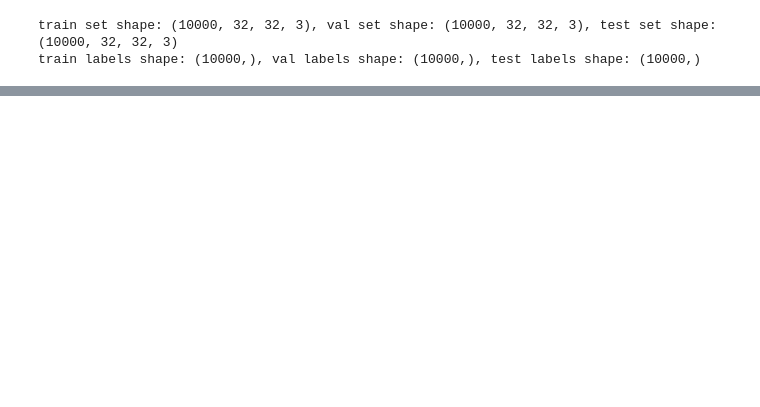
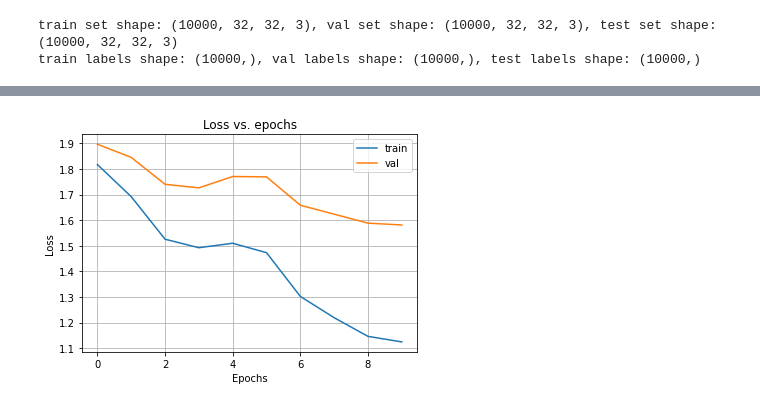
Before and after one commit to mark-antal-csizmadia/nn-blocks, a Jupyter notebook: main2.ipynb, the cells around one changed output, grey strips where cells are left out. Cells and saved outputs as stored; diff of their text form; code cells hidden in the pictures; blank space fills up the shorter version.

```diff
--- a/main2.ipynb
+++ b/main2.ipynb
@@ -82,6 +82,8 @@ def plot_losses(history):
     plt.xlabel("Epochs")
     plt.ylabel("Loss")
     plt.legend()
+    path = "losses.png"
+    plt.savefig(path)
     plt.show()
 
 def plot_costs(history):
@@ -92,6 +94,8 @@ def plot_costs(history):
     plt.xlabel("Epochs")
     plt.ylabel("Cost")
     plt.legend()
+    path = "costs.png"
+    plt.savefig(path)
     plt.show()
 
 def plot_accuracies(history):
@@ -102,6 +106,8 @@ def plot_accuracies(history):
     plt.xlabel("Epochs")
     plt.ylabel("Accuracy")
     plt.legend()
+    path = "accuracies.png"
+    plt.savefig(path)
     plt.show()
 
 def plot_lr(history):
@@ -111,4 +117,78 @@ def plot_lr(history):
     plt.xlabel("Epochs")
     plt.ylabel("Learning rate")
     plt.legend()
+    path = "lrs.png"
+    plt.savefig(path)
     plt.show()
+# %%
+coeff = 1.0
+mean = 0.0
+std = 0.01
+params = {"coeff":coeff, "mean": mean, "std":None}
+
+#reg_rate_l2 = 0.1
+reg_rate_l2 = 0.01
+
+in_dim = x_train.shape[1]
+out_dim = 10
+mid_dim = 50
+
+seed = 200
+
+dense_1 = \
+    Dense(in_dim=in_dim, out_dim=mid_dim,
+          kernel_initializer=XavierInitializer(seed=seed, **params),
+          bias_initializer=XavierInitializer(seed=seed+1, **params),
+          kernel_regularizer=L2Regularizer(reg_rate=reg_rate_l2),
+          activation=ReLUActivation()
+         )
+
+dense_2 = \
+    Dense(in_dim=mid_dim, out_dim=out_dim,
+          kernel_initializer=XavierInitializer(seed=seed+2, **params),
+          bias_initializer=XavierInitializer(seed=seed+3, **params),
+          kernel_regularizer=L2Regularizer(reg_rate=reg_rate_l2),
+          activation=SoftmaxActivation()
+         )
+
+layers = [
+    dense_1,
+    dense_2
+]
+
+model = Model(layers)
+print(model)
+
+loss = CategoricalCrossEntropyLoss()
+
+n_epochs = 10
+batch_size = 100
+
+#lr_initial = 0.01
+#lr_schedule = LRConstantSchedule(lr_initial)
+#decay_steps = n_epochs * 2
+#decay_rate = 0.9
+#lr_schedule = LRExponentialDecaySchedule(lr_initial, decay_steps, decay_rate)
+
+lr_initial = 1e-5
+lr_max = 1e-1
+step_size = 500
+lr_schedule = LRCyclingSchedule(lr_initial, lr_max, step_size)
+optimizer = SGDOptimizer(lr_schedule=lr_schedule)
+
+metrics = [AccuracyMetrics()]
+
+model.compile_model(optimizer, loss, metrics)
+history = model.fit(x_train, y_train, x_val, y_val, n_epochs, batch_size)
+
+plot_losses(history)
+plot_costs(history)
+plot_accuracies(history)
+plot_lr(history)
+
+scores_test = model.forward(x_test)
+y_hat_test = np.argmax(scores_test, axis=1)
+acc_test = AccuracyMetrics().get_metrics(y_test, y_hat_test)
+
+print(f"test acc: {acc_test}")
+# %% [output]
@@ -114,0 +212 @@ def plot_lr(history):
+[figure, added]
```
Also changed, not shown: parts of 11 cells of this notebook, 9 other files.
